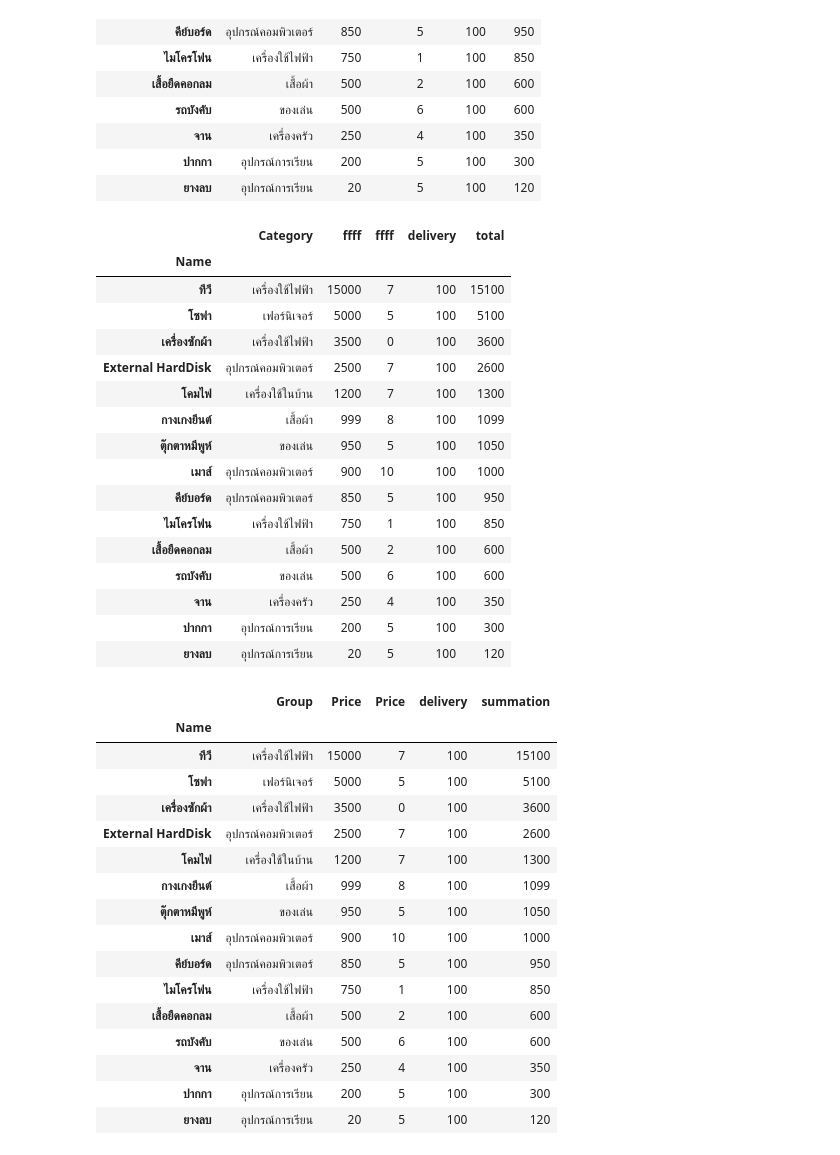
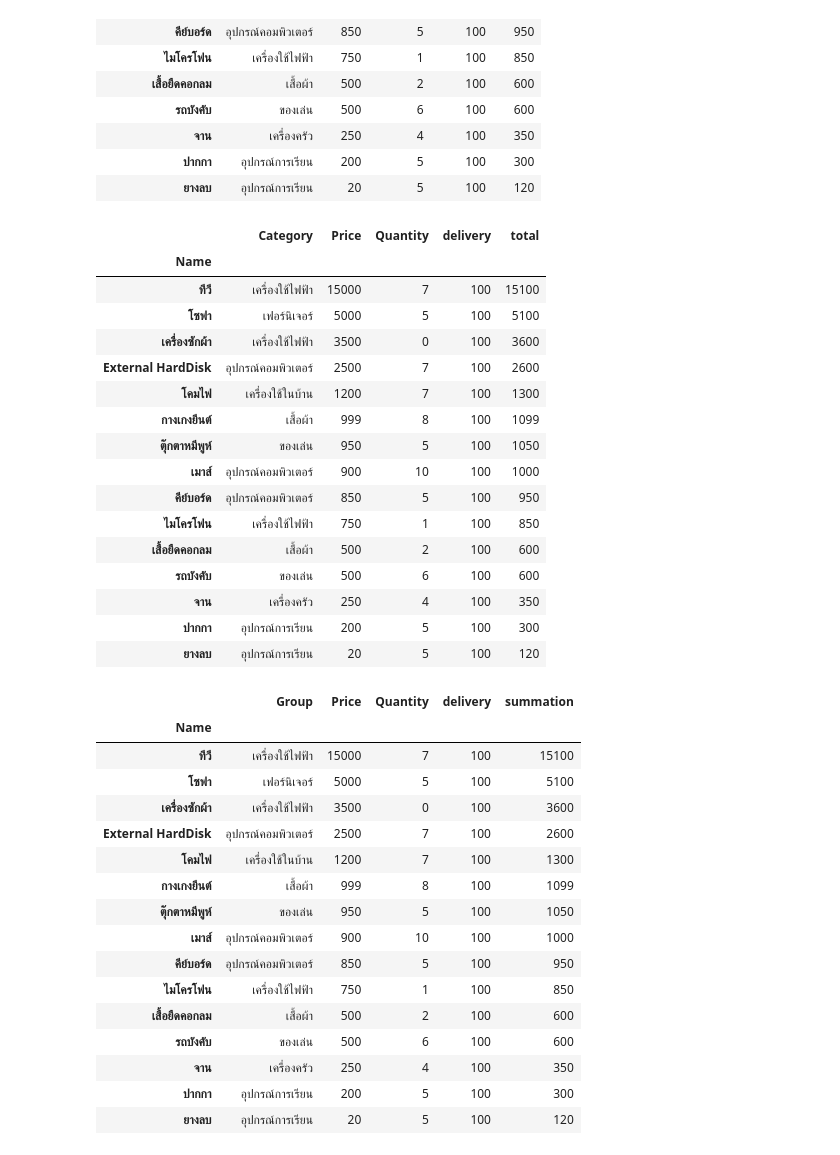
Before and after one commit to Tanabordeee/Learn-MechineLearning, a Jupyter notebook: LearnExtra/PANDAS/DataFrameManipulation2.ipynb, the cells around one changed output. Drawn from its saved outputs; the diff is of its cells as text; code cells hidden in the pictures.

```diff
--- a/LearnExtra/PANDAS/DataFrameManipulation2.ipynb
+++ b/LearnExtra/PANDAS/DataFrameManipulation2.ipynb
@@ -160,12 +160,12 @@ df
 # %%
 # การเปลี่ยน ชื่อ column แค่ column เดียว
 # ให้สร้าง dict โดย {"ชื่อเดิม" : "ชื่อใหม่"}
-cols = {"Amount":"ffff"}
+cols = {"Amount":"Quantity"}
 # set ให้ inplace = True เพื่อเขียนทับลง dataFrame ไปเลย
 df.rename(columns=cols , inplace=True)
 df
 # %% [output]
-|  | Category | ffff | ffff | delivery | total |
+|  | Category | Price | Quantity | delivery | total |
 | Name |  |  |  |  |  |
 | ทีวี | เครื่องใช้ไฟฟ้า | 15000 | 7 | 100 | 15100 |
 | โซฟา | เฟอร์นิเจอร์ | 5000 | 5 | 100 | 5100 |
@@ -188,7 +188,7 @@ cols = {"Category" : "Group" , "ffff":"Price" , "total":"summation"}
 df.rename(columns=cols , inplace=True)
 df
 # %% [output]
-|  | Group | Price | Price | delivery | summation |
+|  | Group | Price | Quantity | delivery | summation |
 | Name |  |  |  |  |  |
 | ทีวี | เครื่องใช้ไฟฟ้า | 15000 | 7 | 100 | 15100 |
 | โซฟา | เฟอร์นิเจอร์ | 5000 | 5 | 100 | 5100 |
```
Also changed, not shown: parts of 13 cells of this notebook.
